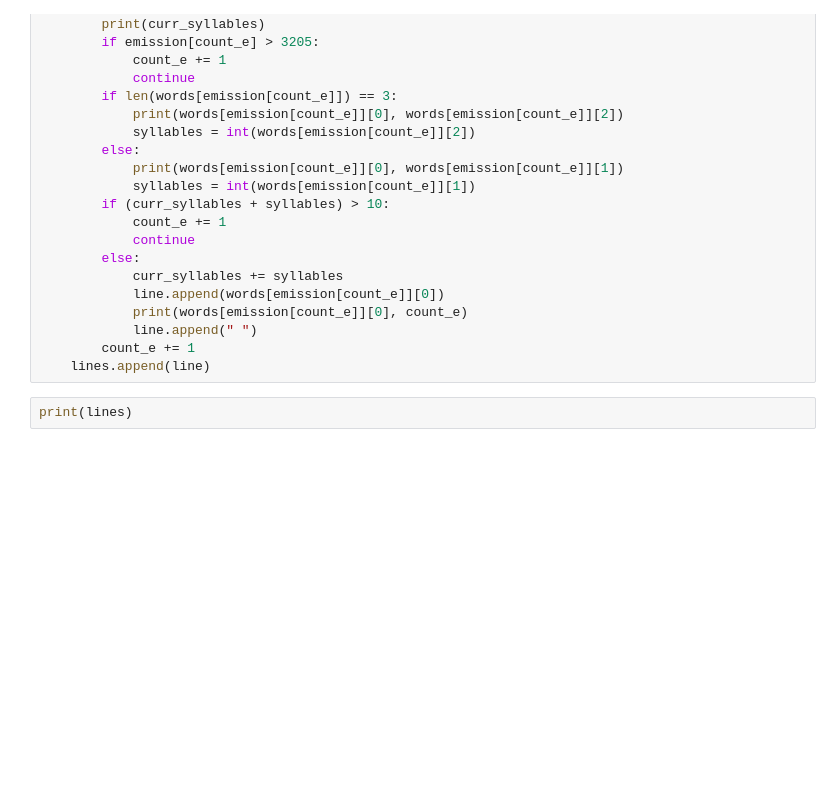
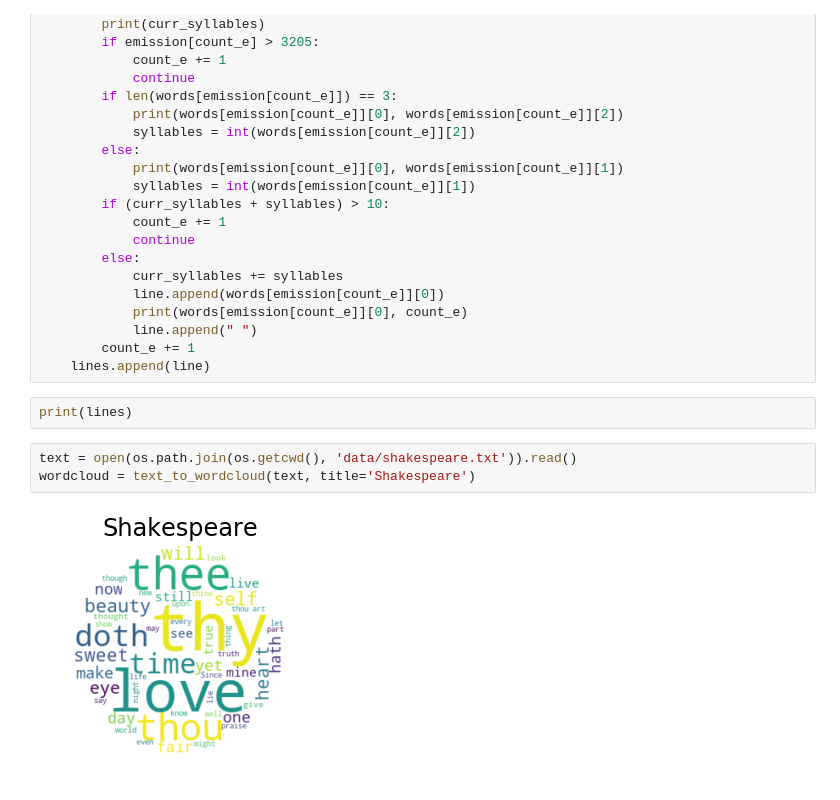
Before and after one commit to tshankar/shakespearebot-miniproject3, a Jupyter notebook: naivepoem.ipynb, the cells around one changed output. Drawn from its saved outputs; the diff is of its cells as text; blank space fills up the shorter version.

Commit message:
Added visualizations

```diff
--- a/naivepoem.ipynb
+++ b/naivepoem.ipynb
@@ -63,3 +74,8 @@ for i in range(14):
     lines.append(line)
 # %%
 print(lines)
+# %%
+text = open(os.path.join(os.getcwd(), 'data/shakespeare.txt')).read()
+wordcloud = text_to_wordcloud(text, title='Shakespeare')
+# %% [output]
+[figure, added]
```
Also changed, not shown: parts of 4 cells of this notebook.
